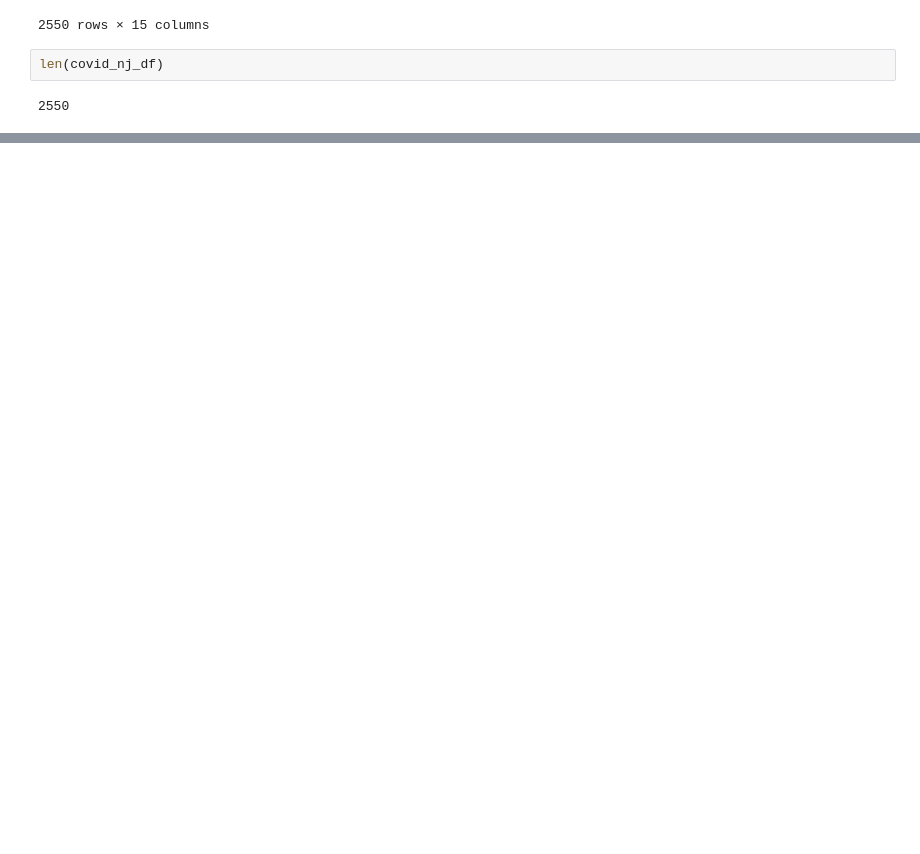
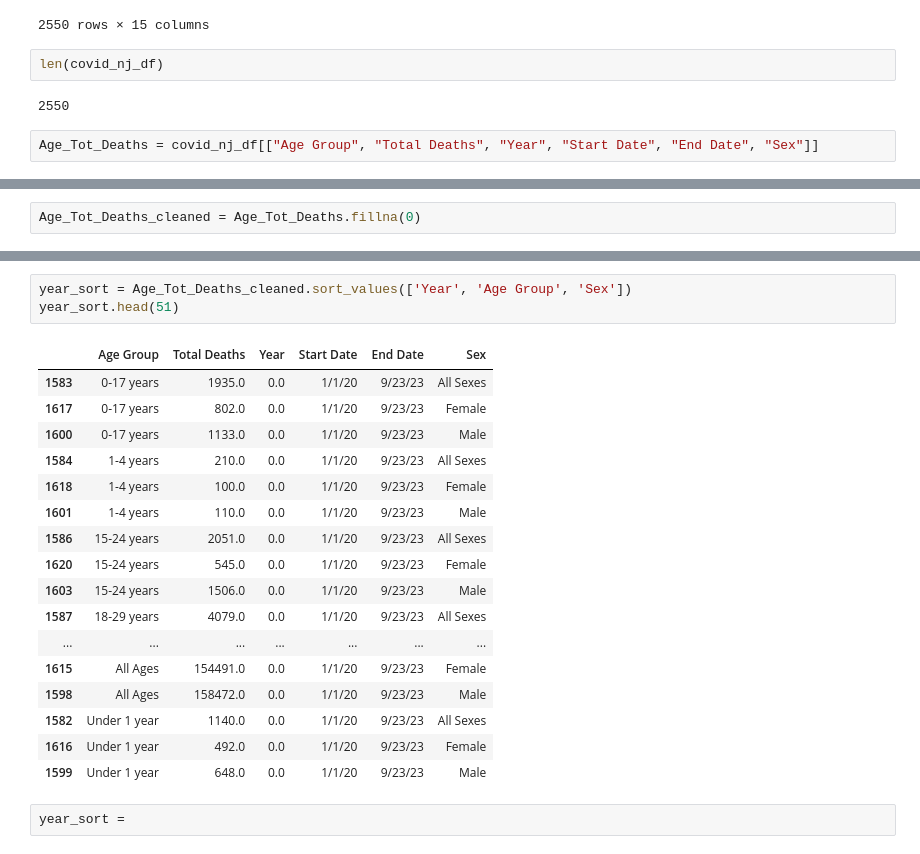
Before and after one commit to JTurk17/Team4_Project1, a Jupyter notebook: NJ_CovidDF copy.ipynb, the cells around one changed output, grey strips where cells are left out. Saved outputs shown, nothing was run; the diff lists cells and outputs as text; blank space fills up the shorter version.

```diff
--- a/NJ_CovidDF copy.ipynb
+++ b/NJ_CovidDF copy.ipynb
@@ -38,3 +43,5 @@ covid_nj_df
 len(covid_nj_df)
 # %% [output]
 2550
+# %%
+Age_Tot_Deaths = covid_nj_df[["Age Group", "Total Deaths", "Year", "Start Date", "End Date", "Sex"]]
@@ -40,0 +64,2 @@ len(covid_nj_df)
+# %%
+Age_Tot_Deaths_cleaned = Age_Tot_Deaths.fillna(0)
@@ -40,0 +82,23 @@ len(covid_nj_df)
+# %%
+year_sort = Age_Tot_Deaths_cleaned.sort_values(['Year', 'Age Group', 'Sex'])
+year_sort.head(51)
+# %% [output]
+|  | Age Group | Total Deaths | Year | Start Date | End Date | Sex |
+| 1583 | 0-17 years | 1935.0 | 0.0 | 1/1/20 | 9/23/23 | All Sexes |
+| 1617 | 0-17 years | 802.0 | 0.0 | 1/1/20 | 9/23/23 | Female |
+| 1600 | 0-17 years | 1133.0 | 0.0 | 1/1/20 | 9/23/23 | Male |
+| 1584 | 1-4 years | 210.0 | 0.0 | 1/1/20 | 9/23/23 | All Sexes |
+| 1618 | 1-4 years | 100.0 | 0.0 | 1/1/20 | 9/23/23 | Female |
+| 1601 | 1-4 years | 110.0 | 0.0 | 1/1/20 | 9/23/23 | Male |
+| 1586 | 15-24 years | 2051.0 | 0.0 | 1/1/20 | 9/23/23 | All Sexes |
+| 1620 | 15-24 years | 545.0 | 0.0 | 1/1/20 | 9/23/23 | Female |
+| 1603 | 15-24 years | 1506.0 | 0.0 | 1/1/20 | 9/23/23 | Male |
+| 1587 | 18-29 years | 4079.0 | 0.0 | 1/1/20 | 9/23/23 | All Sexes |
+| ... | ... | ... | ... | ... | ... | ... |
+| 1615 | All Ages | 154491.0 | 0.0 | 1/1/20 | 9/23/23 | Female |
+| 1598 | All Ages | 158472.0 | 0.0 | 1/1/20 | 9/23/23 | Male |
+| 1582 | Under 1 year | 1140.0 | 0.0 | 1/1/20 | 9/23/23 | All Sexes |
+| 1616 | Under 1 year | 492.0 | 0.0 | 1/1/20 | 9/23/23 | Female |
+| 1599 | Under 1 year | 648.0 | 0.0 | 1/1/20 | 9/23/23 | Male |
+# %%
+year_sort =
```
Also changed, not shown: parts of 9 cells of this notebook.
